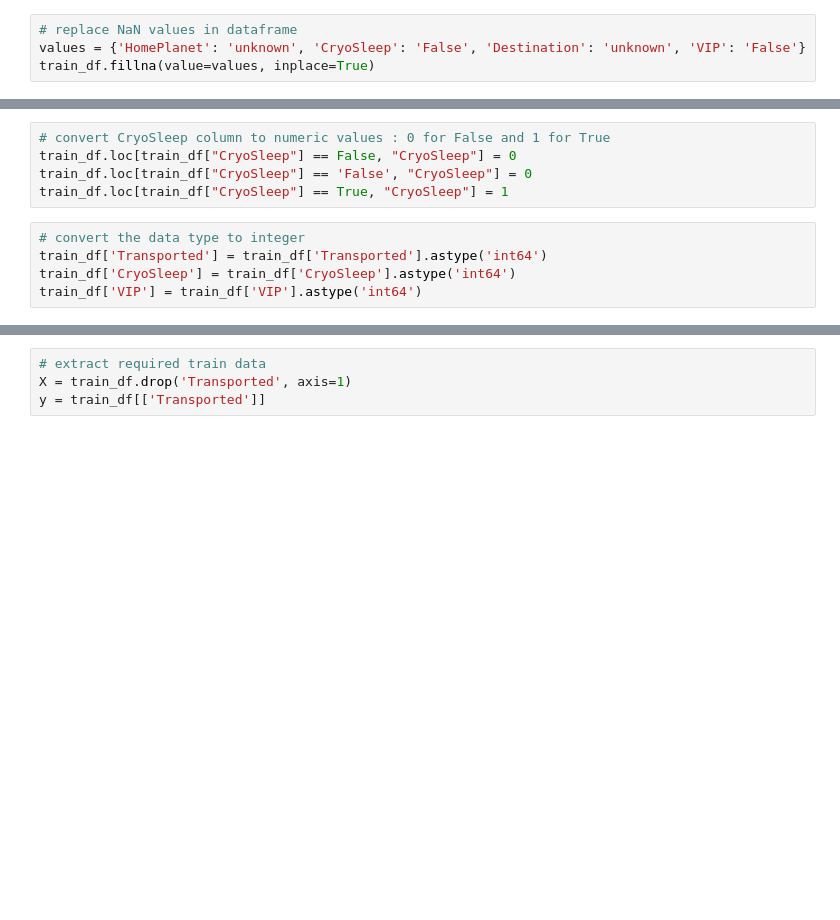
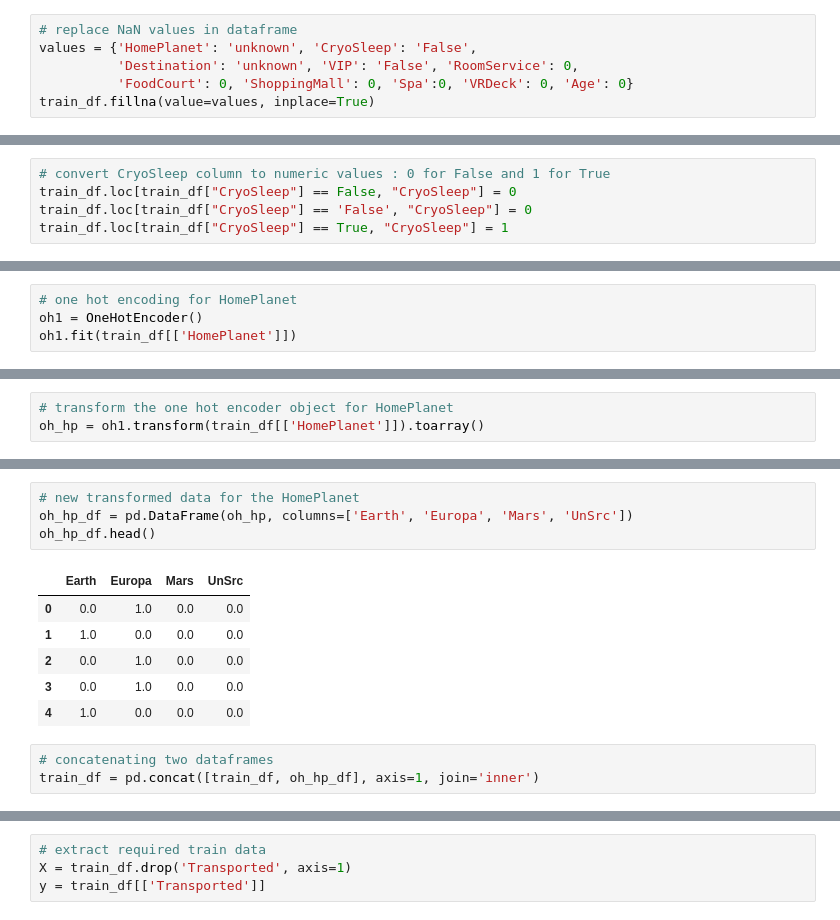
Before and after one commit to mohith2000/KaggleChallenge, a Jupyter notebook: KaggleChallenge.ipynb, the cells around one changed output, grey strips where cells are left out. Drawn from its saved outputs; the diff is of its cells as text; blank space fills up the shorter version.

```diff
--- a/KaggleChallenge.ipynb
+++ b/KaggleChallenge.ipynb
@@ -84,6 +81,8 @@ array([0, 1], dtype=object)
 # %%
 # replace NaN values in dataframe
-values = {'HomePlanet': 'unknown', 'CryoSleep': 'False', 'Destination': 'unknown', 'VIP': 'False'}
+values = {'HomePlanet': 'unknown', 'CryoSleep': 'False',
+          'Destination': 'unknown', 'VIP': 'False', 'RoomService': 0,
+          'FoodCourt': 0, 'ShoppingMall': 0, 'Spa':0, 'VRDeck': 0, 'Age': 0}
 train_df.fillna(value=values, inplace=True)
 # %%
 # convert Transported column to numeric values : 0 for False and 1 for True
@@ -99,8 +98,3 @@ train_df.loc[train_df["VIP"] == True, "VIP"] = 1
 train_df.loc[train_df["CryoSleep"] == False, "CryoSleep"] = 0
 train_df.loc[train_df["CryoSleep"] == 'False', "CryoSleep"] = 0
 train_df.loc[train_df["CryoSleep"] == True, "CryoSleep"] = 1
-# %%
-# convert the data type to integer
-train_df['Transported'] = train_df['Transported'].astype('int64')
-train_df['CryoSleep'] = train_df['CryoSleep'].astype('int64')
-train_df['VIP'] = train_df['VIP'].astype('int64')
@@ -117,0 +101,4 @@ test_df.head()
+# %%
+# one hot encoding for HomePlanet
+oh1 = OneHotEncoder()
+oh1.fit(train_df[['HomePlanet']])
@@ -117,0 +112,3 @@ test_df.head()
+# %%
+# transform the one hot encoder object for HomePlanet
+oh_hp = oh1.transform(train_df[['HomePlanet']]).toarray()
@@ -117,0 +130,14 @@ test_df.head()
+# %%
+# new transformed data for the HomePlanet
+oh_hp_df = pd.DataFrame(oh_hp, columns=['Earth', 'Europa', 'Mars', 'UnSrc'])
+oh_hp_df.head()
+# %% [output]
+|  | Earth | Europa | Mars | UnSrc |
+| 0 | 0.0 | 1.0 | 0.0 | 0.0 |
+| 1 | 1.0 | 0.0 | 0.0 | 0.0 |
+| 2 | 0.0 | 1.0 | 0.0 | 0.0 |
+| 3 | 0.0 | 1.0 | 0.0 | 0.0 |
+| 4 | 1.0 | 0.0 | 0.0 | 0.0 |
+# %%
+# concatenating two dataframes
+train_df = pd.concat([train_df, oh_hp_df], axis=1, join='inner')
```
Also changed, not shown: parts of 43 cells of this notebook.
